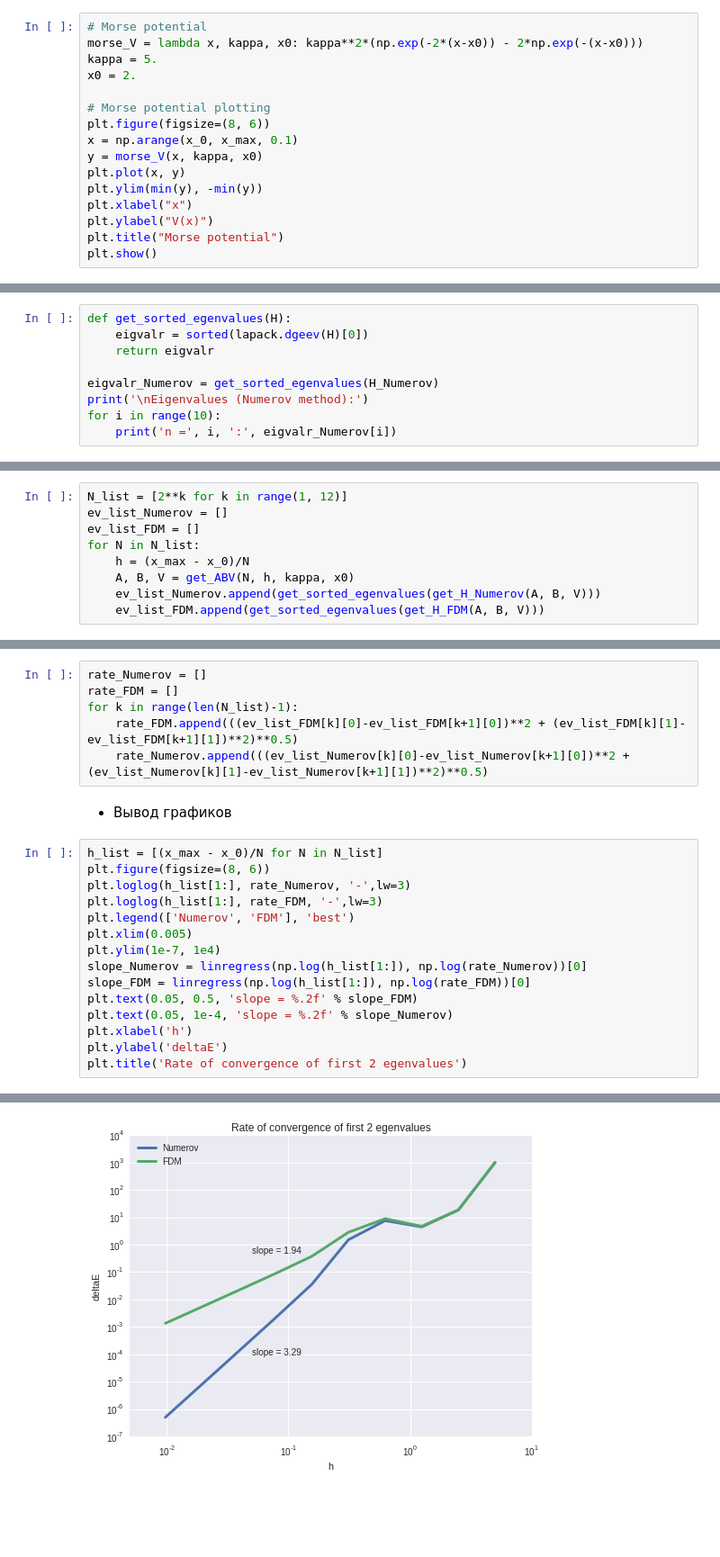
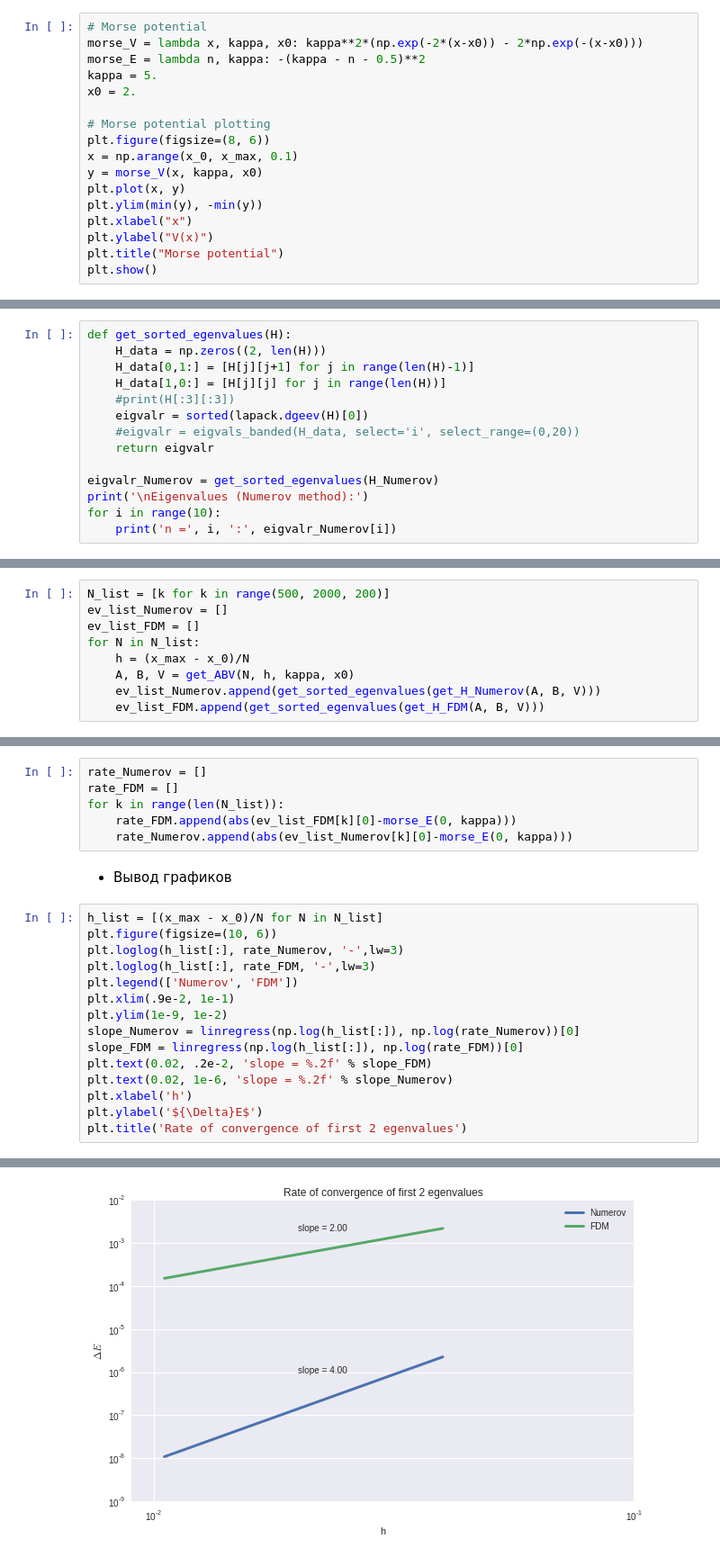
Before and after one commit to nikolaims/appmath-practice-2015, a Jupyter notebook: se-morse-numerov.ipynb, the cells around one changed output, grey strips where cells are left out. Shown at 90% size. Saved outputs shown, nothing was run; the diff lists cells and outputs as text; blank space fills up the shorter version.

Commit message:
numerov fix

```diff
--- a/se-morse-numerov.ipynb
+++ b/se-morse-numerov.ipynb
@@ -24,6 +24,7 @@ h = (x_max - x_0)/N
 # %%
 # Morse potential
 morse_V = lambda x, kappa, x0: kappa**2*(np.exp(-2*(x-x0)) - 2*np.exp(-(x-x0)))
+morse_E = lambda n, kappa: -(kappa - n - 0.5)**2
 kappa = 5.
 x0 = 2.
 
@@ -102,7 +110,12 @@ First 3x3 block of H_Numerov = inv_BxA + V:
 * Решение обобщенной задачи на собственные значения
 # %%
 def get_sorted_egenvalues(H):
+    H_data = np.zeros((2, len(H)))
+    H_data[0,1:] = [H[j][j+1] for j in range(len(H)-1)]
+    H_data[1,0:] = [H[j][j] for j in range(len(H))]
+    #print(H[:3][:3])
     eigvalr = sorted(lapack.dgeev(H)[0])
+    #eigvalr = eigvals_banded(H_data, select='i', select_range=(0,20))
     return eigvalr
 
 eigvalr_Numerov = get_sorted_egenvalues(H_Numerov)
@@ -186,7 +199,7 @@ plt.text(11, 4, "FDM", size=15)
 ## Сравнение скорости сходимости
 * Вычисление собственных значений для различных значений N
 # %%
-N_list = [2**k for k in range(1, 12)]
+N_list = [k for k in range(500, 2000, 200)]
 ev_list_Numerov = []
 ev_list_FDM = []
 for N in N_list:
@@ -199,27 +212,27 @@ for N in N_list:
 # %%
 rate_Numerov = []
 rate_FDM = []
-for k in range(len(N_list)-1):
-    rate_FDM.append(((ev_list_FDM[k][0]-ev_list_FDM[k+1][0])**2 + (ev_list_FDM[k][1]-ev_list_FDM[k+1][1])**2)**0.5)
-    rate_Numerov.append(((ev_list_Numerov[k][0]-ev_list_Numerov[k+1][0])**2 + (ev_list_Numerov[k][1]-ev_list_Numerov[k+1][1])**2)**0.5)
+for k in range(len(N_list)):
+    rate_FDM.append(abs(ev_list_FDM[k][0]-morse_E(0, kappa)))
+    rate_Numerov.append(abs(ev_list_Numerov[k][0]-morse_E(0, kappa)))
 # %% [markdown]
 * Вывод графиков
 # %%
 h_list = [(x_max - x_0)/N for N in N_list]
-plt.figure(figsize=(8, 6))
-plt.loglog(h_list[1:], rate_Numerov, '-',lw=3)
-plt.loglog(h_list[1:], rate_FDM, '-',lw=3)
-plt.legend(['Numerov', 'FDM'], 'best')
-plt.xlim(0.005)
-plt.ylim(1e-7, 1e4)
-slope_Numerov = linregress(np.log(h_list[1:]), np.log(rate_Numerov))[0]
-slope_FDM = linregress(np.log(h_list[1:]), np.log(rate_FDM))[0]
-plt.text(0.05, 0.5, 'slope = %.2f' % slope_FDM)
-plt.text(0.05, 1e-4, 'slope = %.2f' % slope_Numerov)
+plt.figure(figsize=(10, 6))
+plt.loglog(h_list[:], rate_Numerov, '-',lw=3)
+plt.loglog(h_list[:], rate_FDM, '-',lw=3)
+plt.legend(['Numerov', 'FDM'])
+plt.xlim(.9e-2, 1e-1)
+plt.ylim(1e-9, 1e-2)
+slope_Numerov = linregress(np.log(h_list[:]), np.log(rate_Numerov))[0]
+slope_FDM = linregress(np.log(h_list[:]), np.log(rate_FDM))[0]
+plt.text(0.02, .2e-2, 'slope = %.2f' % slope_FDM)
+plt.text(0.02, 1e-6, 'slope = %.2f' % slope_Numerov)
 plt.xlabel('h')
-plt.ylabel('deltaE')
+plt.ylabel('${\Delta}E$')
 plt.title('Rate of convergence of first 2 egenvalues')
 # %% [output]
 <matplotlib.text.Text at 0x...>
-[figure, old version]
+[figure, new version]
 # %% [markdown]
```
Also changed, not shown: parts of 3 cells of this notebook.
